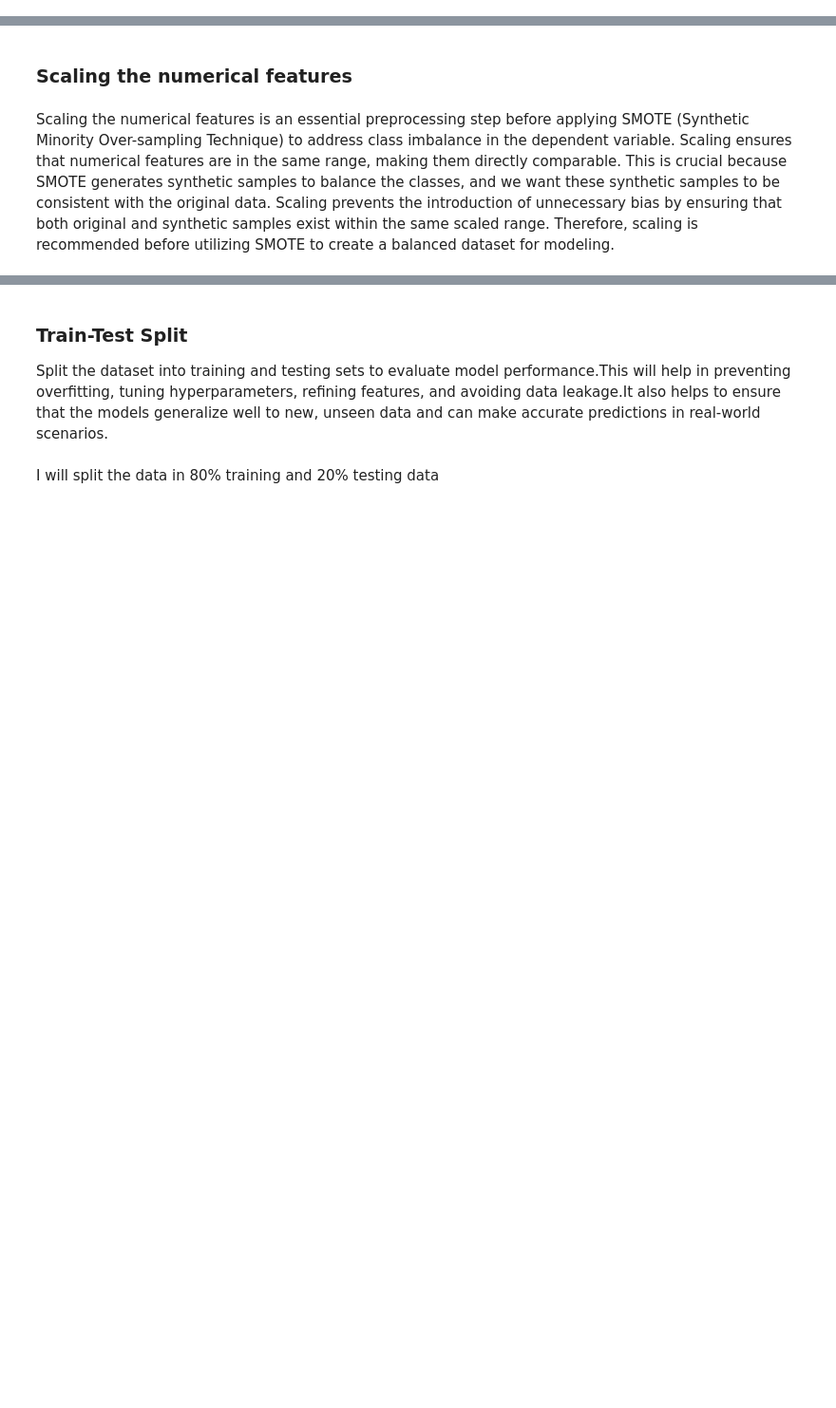
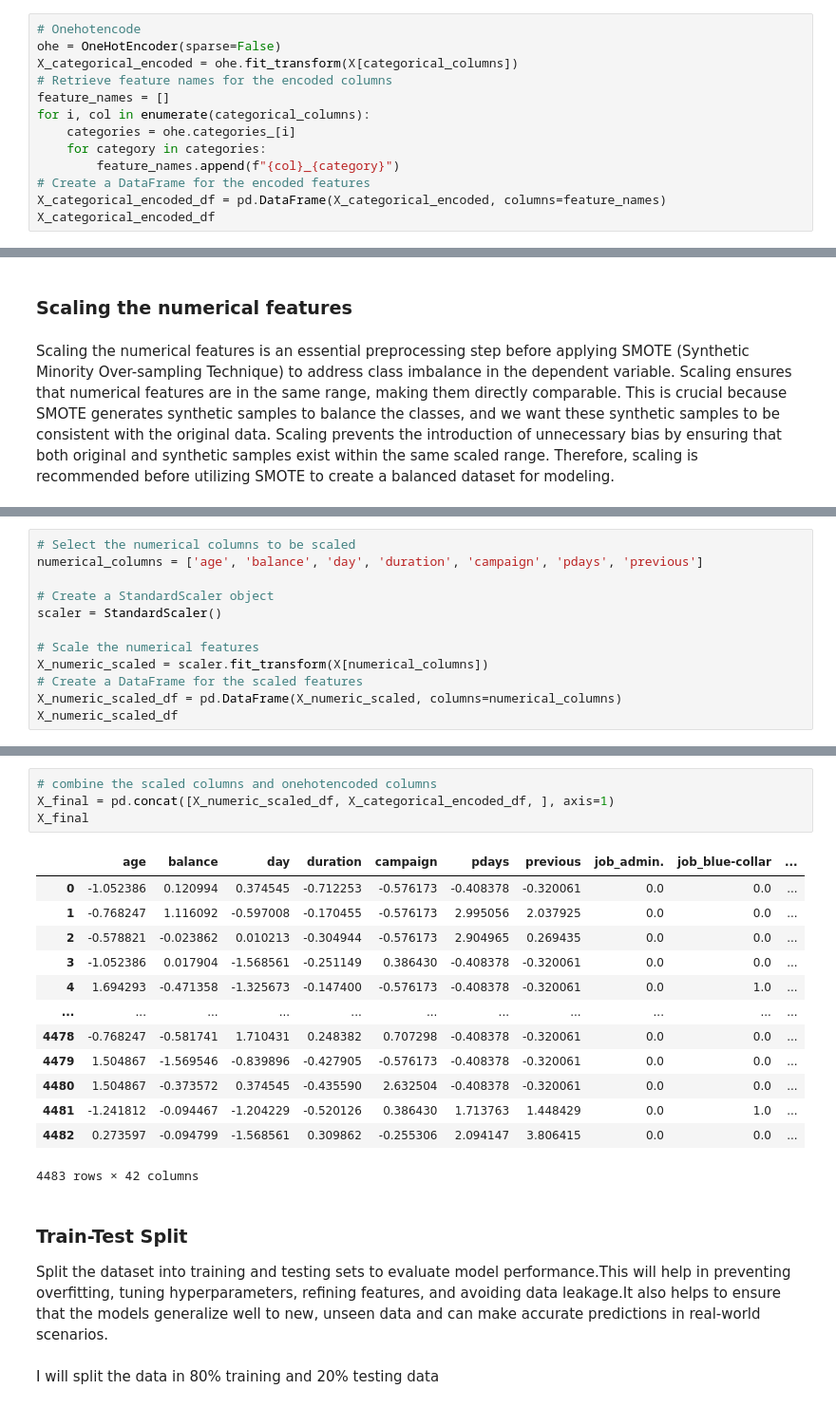
Before and after one commit to marwa9975/CUSTOMER_PURCHASE_PREDICTION, a Jupyter notebook: notebook.ipynb, the cells around one changed output, grey strips where cells are left out. Shown at 95% size. Drawn from its saved outputs; the diff is of its cells as text; blank space fills up the shorter version.

```diff
--- a/notebook.ipynb
+++ b/notebook.ipynb
@@ -492,0 +485,13 @@ X_encoded = encoder.fit_transform(X)
+# %%
+# Onehotencode
+ohe = OneHotEncoder(sparse=False)
+X_categorical_encoded = ohe.fit_transform(X[categorical_columns])
+# Retrieve feature names for the encoded columns
+feature_names = []
+for i, col in enumerate(categorical_columns):
+    categories = ohe.categories_[i]
+    for category in categories:
+        feature_names.append(f"{col}_{category}")
+# Create a DataFrame for the encoded features
+X_categorical_encoded_df = pd.DataFrame(X_categorical_encoded, columns=feature_names)
+X_categorical_encoded_df
@@ -518,0 +516,12 @@ X_final
+# %%
+# Select the numerical columns to be scaled
+numerical_columns = ['age', 'balance', 'day', 'duration', 'campaign', 'pdays', 'previous']
+
+# Create a StandardScaler object
+scaler = StandardScaler()
+
+# Scale the numerical features
+X_numeric_scaled = scaler.fit_transform(X[numerical_columns])
+# Create a DataFrame for the scaled features
+X_numeric_scaled_df = pd.DataFrame(X_numeric_scaled, columns=numerical_columns)
+X_numeric_scaled_df
@@ -519,3 +542,21 @@ X_final
+# %%
+# combine the scaled columns and onehotencoded columns
+X_final = pd.concat([X_numeric_scaled_df, X_categorical_encoded_df, ], axis=1)
+X_final
+# %% [output]
+|  | age | balance | day | duration | campaign | pdays | previous | job_admin. | job_blue-collar | ... |
+| 0 | -1.052386 | 0.120994 | 0.374545 | -0.712253 | -0.576173 | -0.408378 | -0.320061 | 0.0 | 0.0 | ... |
+| 1 | -0.768247 | 1.116092 | -0.597008 | -0.170455 | -0.576173 | 2.995056 | 2.037925 | 0.0 | 0.0 | ... |
+| 2 | -0.578821 | -0.023862 | 0.010213 | -0.304944 | -0.576173 | 2.904965 | 0.269435 | 0.0 | 0.0 | ... |
+| 3 | -1.052386 | 0.017904 | -1.568561 | -0.251149 | 0.386430 | -0.408378 | -0.320061 | 0.0 | 0.0 | ... |
+| 4 | 1.694293 | -0.471358 | -1.325673 | -0.147400 | -0.576173 | -0.408378 | -0.320061 | 0.0 | 1.0 | ... |
+| ... | ... | ... | ... | ... | ... | ... | ... | ... | ... | ... |
+| 4478 | -0.768247 | -0.581741 | 1.710431 | 0.248382 | 0.707298 | -0.408378 | -0.320061 | 0.0 | 0.0 | ... |
+| 4479 | 1.504867 | -1.569546 | -0.839896 | -0.427905 | -0.576173 | -0.408378 | -0.320061 | 0.0 | 0.0 | ... |
+| 4480 | 1.504867 | -0.373572 | 0.374545 | -0.435590 | 2.632504 | -0.408378 | -0.320061 | 0.0 | 0.0 | ... |
+| 4481 | -1.241812 | -0.094467 | -1.204229 | -0.520126 | 0.386430 | 1.713763 | 1.448429 | 0.0 | 1.0 | ... |
+| 4482 | 0.273597 | -0.094799 | -1.568561 | 0.309862 | -0.255306 | 2.094147 | 3.806415 | 0.0 | 0.0 | ... |
+4483 rows × 42 columns
 # %% [markdown]
 ### Train-Test Split
 Split the dataset into training and testing sets to evaluate model performance.This will help in  preventing overfitting, tuning hyperparameters, refining features, and avoiding data leakage.It also helps to  ensure that the models generalize well to new, unseen data and can make accurate predictions in real-world scenarios.
```
Also changed, not shown: parts of 21 cells of this notebook.
